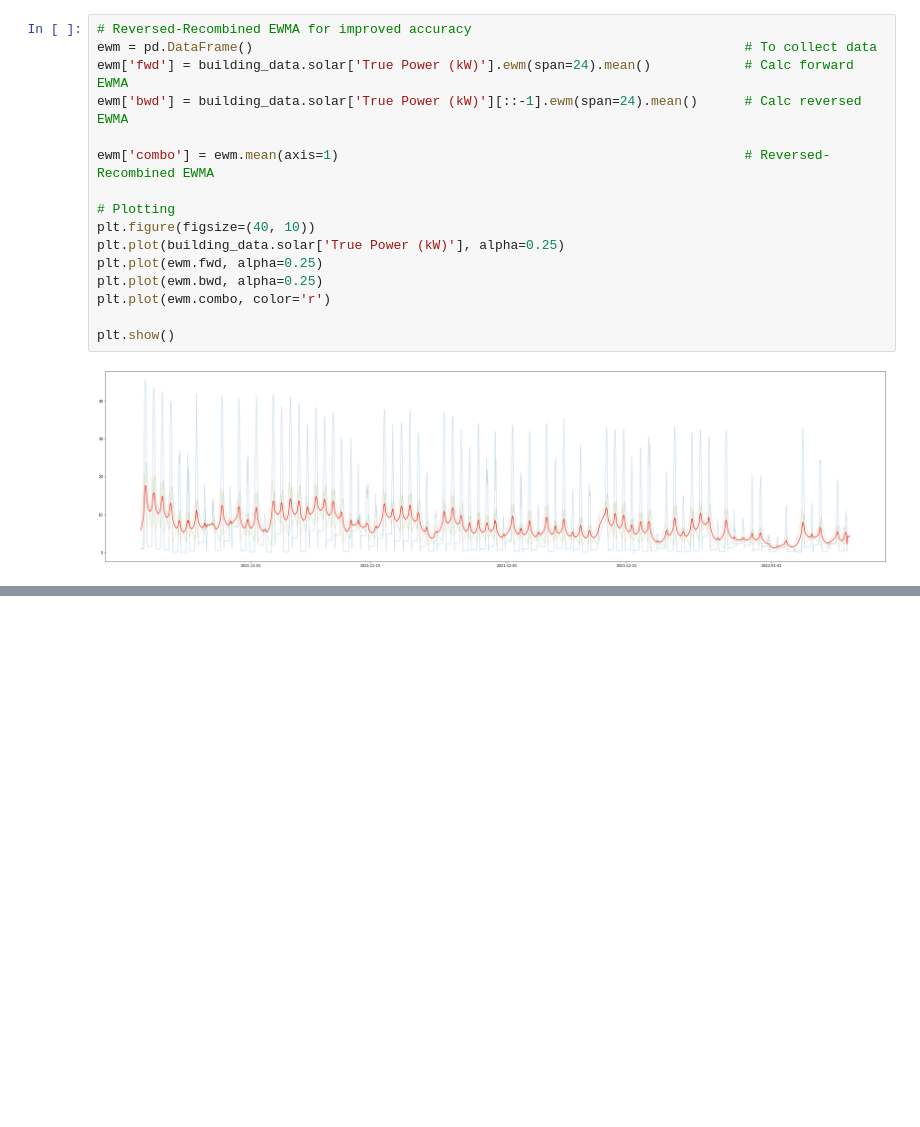
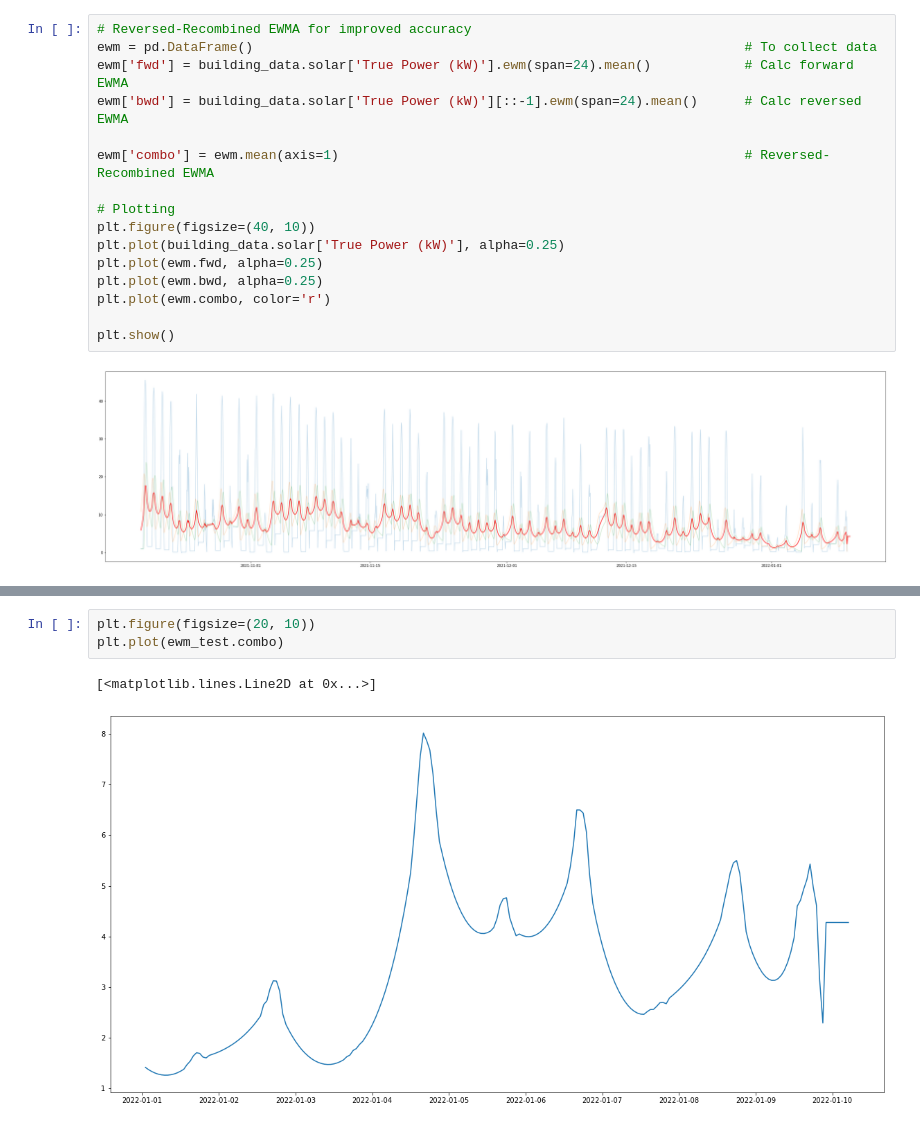
Before and after one commit to samsipe/amplify-microgrid-ai, a Jupyter notebook: notebooks/power_ss.ipynb, the cells around one changed output, grey strips where cells are left out. Cells and saved outputs as stored; diff of their text form; blank space fills up the shorter version.

```diff
--- a/notebooks/power_ss.ipynb
+++ b/notebooks/power_ss.ipynb
@@ -220,0 +221,6 @@ plt.plot(weather_pred)
+# %%
+plt.figure(figsize=(20, 10))
+plt.plot(ewm_test.combo)
+# %% [output]
+[<matplotlib.lines.Line2D at 0x...>]
+[figure, added]
```
Also changed, not shown: parts of 2 cells of this notebook.
